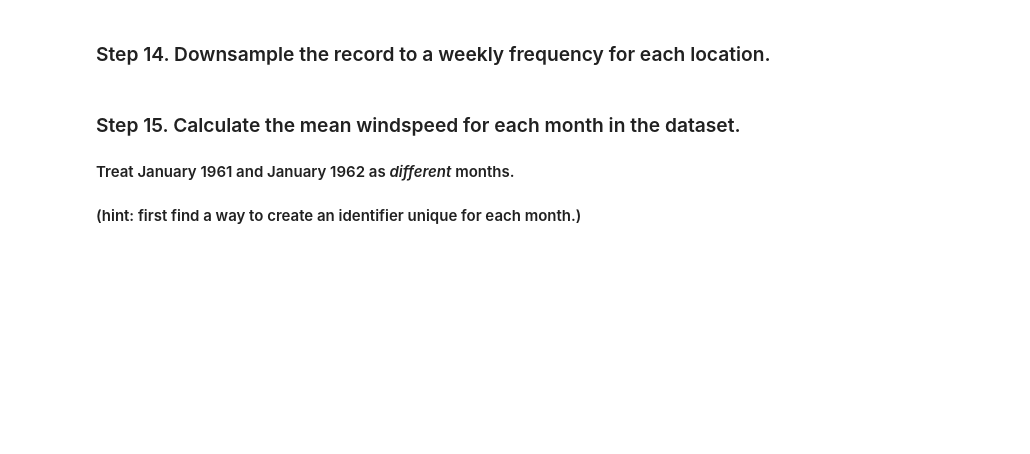
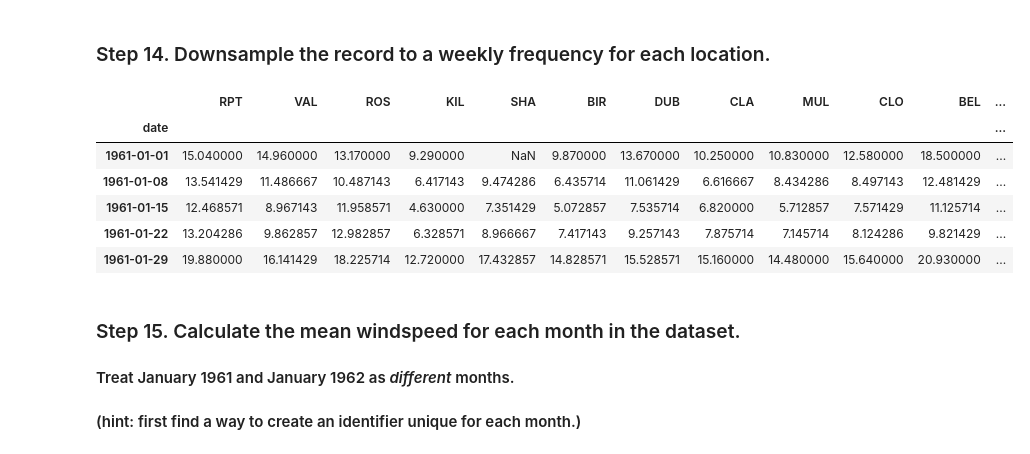
Before and after one commit to mcassi17/pandas_exercises, a Jupyter notebook: 06_Stats/Wind_Stats/Exercises.ipynb, the cells around one changed output. Cells and saved outputs as stored; diff of their text form; code cells hidden in the pictures; blank space fills up the shorter version.

```diff
--- a/06_Stats/Wind_Stats/Exercises.ipynb
+++ b/06_Stats/Wind_Stats/Exercises.ipynb
@@ -208,5 +277,15 @@ day_stats.head()
 # %% [markdown]
 ### Step 14. Downsample the record to a weekly frequency for each location.
+# %%
+data.resample('1W').mean().head()
+# %% [output]
+|  | RPT | VAL | ROS | KIL | SHA | BIR | DUB | CLA | MUL | CLO | BEL | ... |
+| date |  |  |  |  |  |  |  |  |  |  |  | ... |
+| 1961-01-01 | 15.040000 | 14.960000 | 13.170000 | 9.290000 | NaN | 9.870000 | 13.670000 | 10.250000 | 10.830000 | 12.580000 | 18.500000 | ... |
+| 1961-01-08 | 13.541429 | 11.486667 | 10.487143 | 6.417143 | 9.474286 | 6.435714 | 11.061429 | 6.616667 | 8.434286 | 8.497143 | 12.481429 | ... |
+| 1961-01-15 | 12.468571 | 8.967143 | 11.958571 | 4.630000 | 7.351429 | 5.072857 | 7.535714 | 6.820000 | 5.712857 | 7.571429 | 11.125714 | ... |
+| 1961-01-22 | 13.204286 | 9.862857 | 12.982857 | 6.328571 | 8.966667 | 7.417143 | 9.257143 | 7.875714 | 7.145714 | 8.124286 | 9.821429 | ... |
+| 1961-01-29 | 19.880000 | 16.141429 | 18.225714 | 12.720000 | 17.432857 | 14.828571 | 15.528571 | 15.160000 | 14.480000 | 15.640000 | 20.930000 | ... |
 # %% [markdown]
 ### Step 15. Calculate the mean windspeed for each month in the dataset.
 #### Treat January 1961 and January 1962 as *different* months.
```
Also changed, not shown: parts of 7 cells of this notebook, 2 other files.
